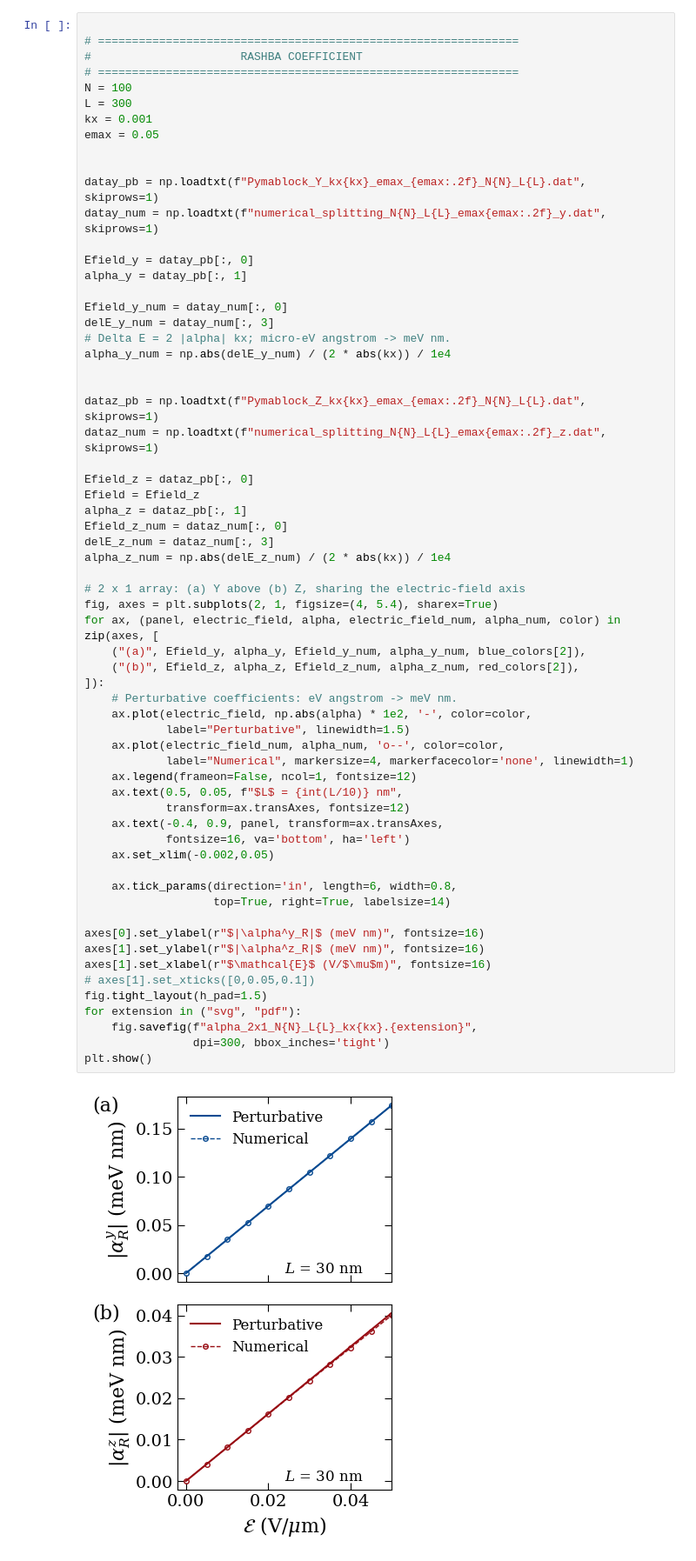
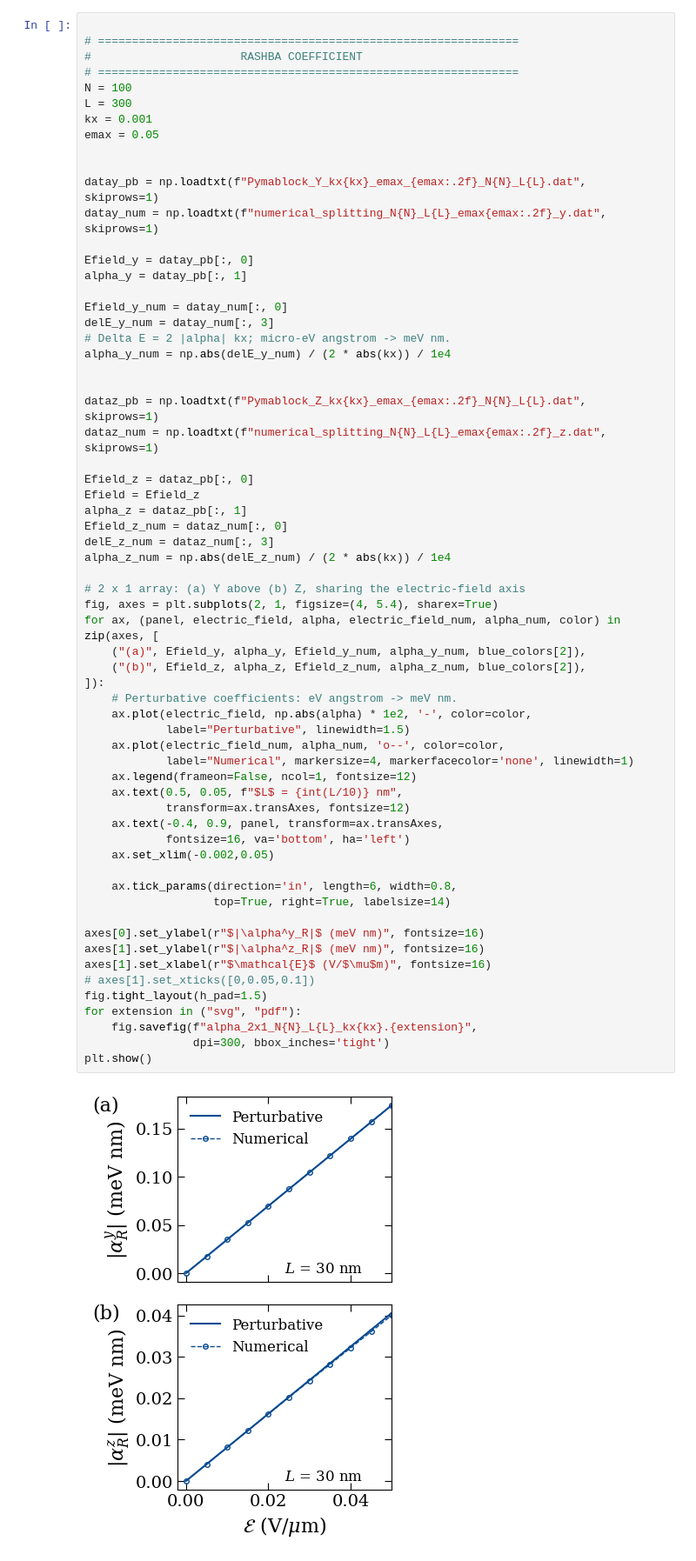
Before and after one commit to anirban8653/2H_Ge, a Jupyter notebook: weak_field/Rashba_modulation_Fig_9/plot_E_sweep.ipynb, the cells around one changed output. Shown at 87% size. Saved outputs shown, nothing was run; the diff lists cells and outputs as text.

```diff
--- a/weak_field/Rashba_modulation_Fig_9/plot_E_sweep.ipynb
+++ b/weak_field/Rashba_modulation_Fig_9/plot_E_sweep.ipynb
@@ -160,35 +160,35 @@ alpha_z_num = np.abs(delE_z_num) / (2 * abs(kx)) / 1e4
 # 2 x 1 array: (a) Y above (b) Z, sharing the electric-field axis
 fig, axes = plt.subplots(2, 1, figsize=(4, 5.4), sharex=True)
 for ax, (panel, electric_field, alpha, electric_field_num, alpha_num, color) in zip(axes, [
     ("(a)", Efield_y, alpha_y, Efield_y_num, alpha_y_num, blue_colors[2]),
-    ("(b)", Efield_z, alpha_z, Efield_z_num, alpha_z_num, red_colors[2]),
+    ("(b)", Efield_z, alpha_z, Efield_z_num, alpha_z_num, blue_colors[2]),
 ]):
     # Perturbative coefficients: eV angstrom -> meV nm.
     ax.plot(electric_field, np.abs(alpha) * 1e2, '-', color=color,
             label="Perturbative", linewidth=1.5)
     ax.plot(electric_field_num, alpha_num, 'o--', color=color,
             label="Numerical", markersize=4, markerfacecolor='none', linewidth=1)
     ax.legend(frameon=False, ncol=1, fontsize=12)
     ax.text(0.5, 0.05, f"$L$ = {int(L/10)} nm",
             transform=ax.transAxes, fontsize=12)
     ax.text(-0.4, 0.9, panel, transform=ax.transAxes,
             fontsize=16, va='bottom', ha='left')
     ax.set_xlim(-0.002,0.05)
 
     ax.tick_params(direction='in', length=6, width=0.8,
                    top=True, right=True, labelsize=14)
 
 axes[0].set_ylabel(r"$|\alpha^y_R|$ (meV nm)", fontsize=16)
 axes[1].set_ylabel(r"$|\alpha^z_R|$ (meV nm)", fontsize=16)
 axes[1].set_xlabel(r"$\mathcal{E}$ (V/$\mu$m)", fontsize=16)
 # axes[1].set_xticks([0,0.05,0.1])
 fig.tight_layout(h_pad=1.5)
 for extension in ("svg", "pdf"):
     fig.savefig(f"alpha_2x1_N{N}_L{L}_kx{kx}.{extension}",
                 dpi=300, bbox_inches='tight')
 plt.show()
 # %% [output]
-[figure, old version]
+[figure, new version]
 # %%
 # ======= PLOT SETTINGS =======
 plt.rcParams.update({
```
Also changed, not shown: 14 other files.
